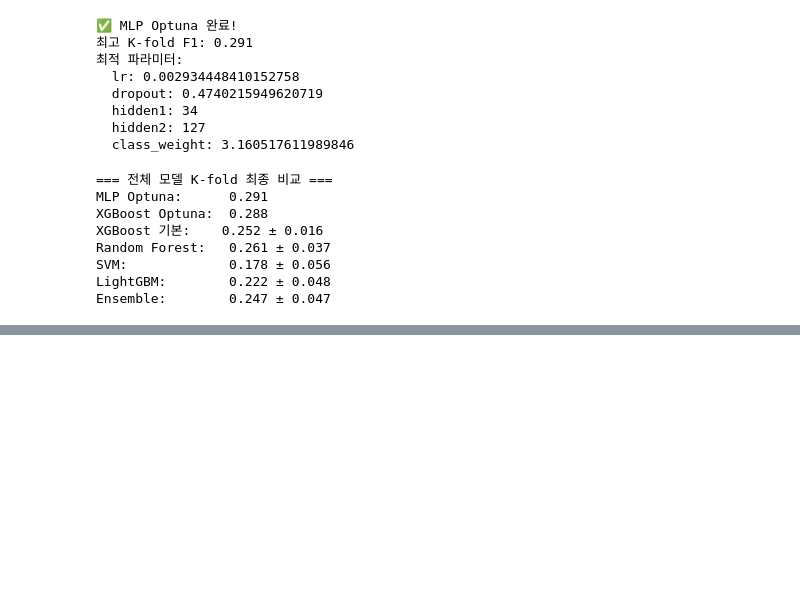
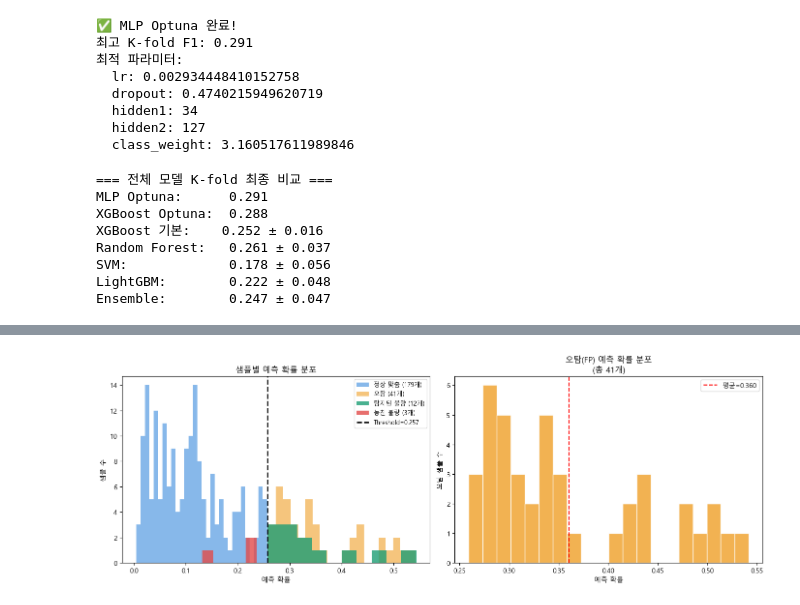
Before and after one commit to kyb8801/semiconductor-defect-classifier, a Jupyter notebook: Untitled2.ipynb, the cells around one changed output, grey strips where cells are left out. Cells and saved outputs as stored; diff of their text form; code cells hidden in the pictures; blank space fills up the shorter version.

Commit message:
Week3: Error Analysis + Calibration + 모델저장 + 파이프라인 완료

```diff
--- a/Untitled2.ipynb
+++ b/Untitled2.ipynb
@@ -943,0 +1354,77 @@ Ensemble:        0.247 ± 0.047
+# %%
+import matplotlib.pyplot as plt
+import matplotlib
+matplotlib.rcParams['font.family'] = 'Malgun Gothic'
+import numpy as np
+
+# 1. 놓친 불량 vs 탐지된 불량 vs 오탐 분류
+prob_mlp_val_np = prob_mlp_val
+y_val_np = y_val_t.cpu().numpy()
+pred_final = (prob_mlp_val_np >= 0.257).astype(int)
+
+# 4가지 그룹
+TP_idx = np.where((y_val_np == 1) & (pred_final == 1))[0]  # 탐지된 불량
+FN_idx = np.where((y_val_np == 1) & (pred_final == 0))[0]  # 놓친 불량
+FP_idx = np.where((y_val_np == 0) & (pred_final == 1))[0]  # 오탐 정상
+TN_idx = np.where((y_val_np == 0) & (pred_final == 0))[0]  # 정상
+
+print("=== 샘플 분류 ===")
+print(f"TP (탐지된 불량):  {len(TP_idx)}개")
+print(f"FN (놓친 불량):    {len(FN_idx)}개")
+print(f"FP (오탐 정상):    {len(FP_idx)}개")
+print(f"TN (정상→정상):    {len(TN_idx)}개")
+
+# 2. 예측 확률로 난이도 분류
+print("\n=== 놓친 불량 난이도 분류 ===")
+for idx in FN_idx:
+    prob = prob_mlp_val_np[idx]
+    if prob < 0.15:
+        difficulty = "완전 다른 패턴 (데이터 부족)"
+    elif prob < 0.25:
+        difficulty = "경계선 케이스 (Threshold 조정으로 가능)"
+    else:
+        difficulty = "거의 탐지 가능 (Threshold 살짝 낮추면 됨)"
+    print(f"  샘플 {idx}: 확률={prob:.3f} → {difficulty}")
+
+# 3. 오탐 분석
+print(f"\n=== 오탐(FP) 예측 확률 분포 ===")
+fp_probs = prob_mlp_val_np[FP_idx]
+print(f"오탐 확률 평균: {fp_probs.mean():.3f}")
+print(f"오탐 확률 최대: {fp_probs.max():.3f}")
+print(f"오탐 확률 최소: {fp_probs.min():.3f}")
+print(f"확률 0.5 이상 오탐: {(fp_probs >= 0.5).sum()}개  ← 강하게 오탐")
+print(f"확률 0.3~0.5 오탐: {((fp_probs >= 0.3) & (fp_probs < 0.5)).sum()}개  ← 중간")
+print(f"확률 0.257~0.3 오탐: {((fp_probs >= 0.257) & (fp_probs < 0.3)).sum()}개  ← 경계선")
+
+# 4. 시각화
+fig, axes = plt.subplots(1, 2, figsize=(14, 5))
+
+# 예측 확률 분포
+axes[0].hist(prob_mlp_val_np[TN_idx], bins=30, alpha=0.6,
+             color='#378ADD', label=f'정상 맞춤 ({len(TN_idx)}개)')
+axes[0].hist(prob_mlp_val_np[FP_idx], bins=20, alpha=0.6,
+             color='#EF9F27', label=f'오탐 ({len(FP_idx)}개)')
+axes[0].hist(prob_mlp_val_np[TP_idx], bins=10, alpha=0.8,
+             color='#1D9E75', label=f'탐지된 불량 ({len(TP_idx)}개)')
+axes[0].hist(prob_mlp_val_np[FN_idx], bins=5, alpha=0.8,
+             color='#E24B4A', label=f'놓친 불량 ({len(FN_idx)}개)')
+axes[0].axvline(x=0.257, color='black', linestyle='--',
+                linewidth=2, label='Threshold=0.257')
+axes[0].set_xlabel('예측 확률')
+axes[0].set_ylabel('샘플 수')
+axes[0].set_title('샘플별 예측 확률 분포')
+axes[0].legend(fontsize=9)
+
+# 오탐 확률 분포
+axes[1].hist(fp_probs, bins=20, color='#EF9F27', alpha=0.8, edgecolor='white')
+axes[1].axvline(x=fp_probs.mean(), color='red', linestyle='--',
+                label=f'평균={fp_probs.mean():.3f}')
+axes[1].set_xlabel('예측 확률')
+axes[1].set_ylabel('오탐 샘플 수')
+axes[1].set_title(f'오탐(FP) 예측 확률 분포\n(총 {len(FP_idx)}개)')
+axes[1].legend()
+
+plt.tight_layout()
+plt.savefig('error_analysis.png', dpi=150, bbox_inches='tight')
+plt.show()
+# %% [output]
@@ -943,0 +1449 @@ Ensemble:        0.247 ± 0.047
+[figure, added]
```
Also changed, not shown: parts of 10 cells of this notebook, 10 other files.
